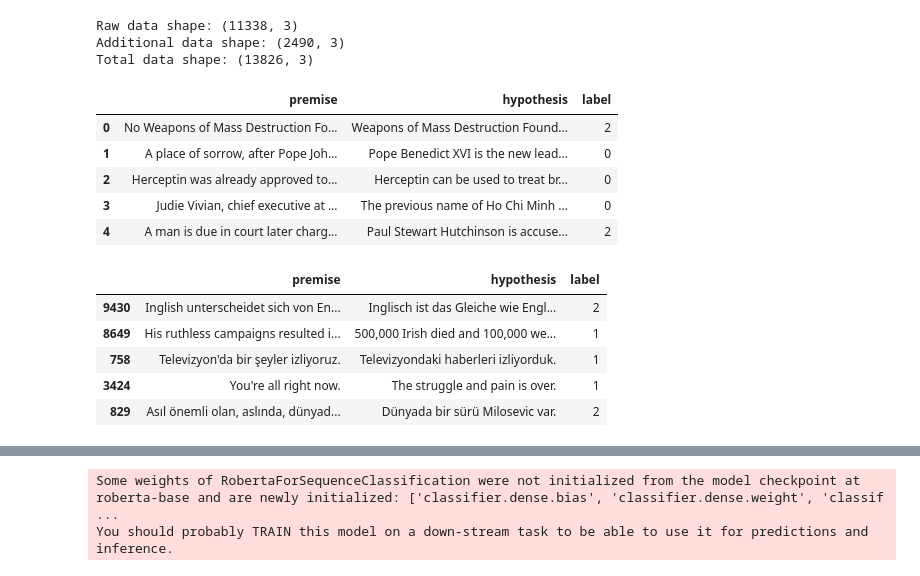
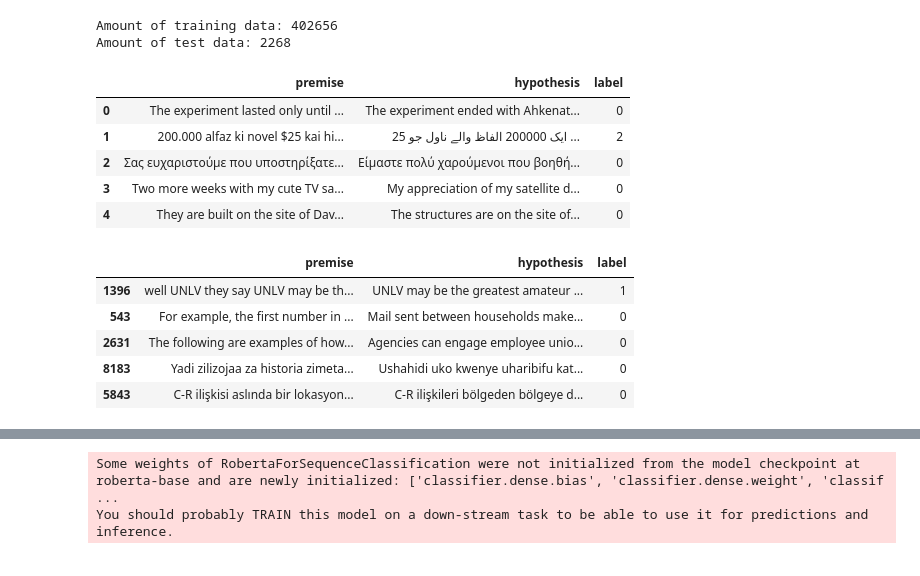
Before and after one commit to Layxe/DataDroids-Project, a Jupyter notebook: final-project/ProjectWork_7.ipynb, the cells around one changed output, grey strips where cells are left out. Drawn from its saved outputs; the diff is of its cells as text; code cells hidden in the pictures.

```diff
--- a/final-project/ProjectWork_7.ipynb
+++ b/final-project/ProjectWork_7.ipynb
@@ -10,0 +6,13 @@ from sklearn.tree import plot_tree
+# %%
+id2label = {0: "entailment", 1: "neutral", 2: "contradiction"}
+label2id = {"entailment": 0, "neutral": 1, "contradiction": 2}
+
+MNLI = pd.read_csv('./glue_data/MNLI/train.tsv', sep='\t', on_bad_lines='skip')
+
+mlni_keep_columns = ['sentence1', 'sentence2', 'gold_label']
+cleaned_mnli = MNLI[mlni_keep_columns].dropna()
+cleaned_mnli.columns = ['premise', 'hypothesis', 'label']
+
+cleaned_mnli['label'] = cleaned_mnli['label'].apply(lambda x: label2id[x])
+
+cleaned_mnli.head()
@@ -11,51 +26,50 @@ from sklearn.tree import plot_tree
 # %%
 from IPython.display import display
 
 raw_data      = pd.read_csv('../data/sentence-relations/train.csv', index_col='id')
 raw_submissions = pd.read_csv('../data/sentence-relations/test.csv', index_col='id')
 
 # Drop chinese and thai
 raw_data = raw_data[raw_data['lang_abv'] != 'zh']
 raw_data = raw_data[raw_data['lang_abv'] != 'th']
 
 raw_data = raw_data.drop(columns=['lang_abv', 'language'])
 raw_data.index = range(len(raw_data))
 
 additional_data = pd.read_csv('./glue_data/RTE/train.tsv', sep='\t')
 additional_data = additional_data.drop(columns=['index'])
 additional_data.columns = ['premise', 'hypothesis', 'label']
 additional_data['label'] = additional_data['label'].apply(lambda x: 0 if x == 'entailment' else 2)
 
-print(f"Raw data shape: {raw_data.shape}")
-print(f"Additional data shape: {additional_data.shape}")
-
-# Merge the two datasets
-raw_data = pd.concat([raw_data, additional_data], ignore_index=True)
-raw_data = raw_data.drop_duplicates()
-raw_data = raw_data.reset_index(drop=True)
-
-print(f"Total data shape: {raw_data.shape}")
-
+# Keep old test data
 training_data, test_data = train_test_split(raw_data, test_size=0.2, random_state=42)
 
-display(additional_data.head())
+# Add additional data into training data
+training_data = pd.concat([training_data, additional_data, cleaned_mnli], ignore_index=True)
+training_data = training_data.drop_duplicates()
+training_data = training_data.reset_index(drop=True)
+
+print("Amount of training data:", len(training_data))
+
+print("Amount of test data:", len(test_data))
+
 display(training_data.head())
+display(test_data.head())
 # %% [output]
-Raw data shape: (11338, 3)
-Additional data shape: (2490, 3)
-Total data shape: (13826, 3)
+Amount of training data: 402656
+Amount of test data: 2268
 |  | premise | hypothesis | label |
-| 0 | No Weapons of Mass Destruction Fo... | Weapons of Mass Destruction Found... | 2 |
-| 1 | A place of sorrow, after Pope Joh... | Pope Benedict XVI is the new lead... | 0 |
-| 2 | Herceptin was already approved to... | Herceptin can be used to treat br... | 0 |
-| 3 | Judie Vivian, chief executive at ... | The previous name of Ho Chi Minh ... | 0 |
-| 4 | A man is due in court later charg... | Paul Stewart Hutchinson is accuse... | 2 |
+| 0 | The experiment lasted only until ... | The experiment ended with Ahkenat... | 0 |
+| 1 | 200.000 alfaz ki novel $25 kai hi... | ایک 200000 الفاظ والے ناول جو 25 ... | 2 |
+| 2 | Σας ευχαριστούμε που υποστηρίξατε... | Είμαστε πολύ χαρούμενοι που βοηθή... | 0 |
+| 3 | Two more weeks with my cute TV sa... | My appreciation of my satellite d... | 0 |
+| 4 | They are built on the site of Dav... | The structures are on the site of... | 0 |
 |  | premise | hypothesis | label |
-| 9430 | Inglish unterscheidet sich von En... | Inglisch ist das Gleiche wie Engl... | 2 |
-| 8649 | His ruthless campaigns resulted i... | 500,000 Irish died and 100,000 we... | 1 |
-| 758 | Televizyon'da bir şeyler izliyoruz. | Televizyondaki haberleri izliyorduk. | 1 |
-| 3424 | You're all right now. | The struggle and pain is over. | 1 |
-| 829 | Asıl önemli olan, aslında, dünyad... | Dünyada bir sürü Milosevic var. | 2 |
+| 1396 | well UNLV they say UNLV may be th... | UNLV may be the greatest amateur ... | 1 |
+| 543 | For example, the first number in ... | Mail sent between households make... | 0 |
+| 2631 | The following are examples of how... | Agencies can engage employee unio... | 0 |
+| 8183 | Yadi zilizojaa za historia zimeta... | Ushahidi uko kwenye uharibifu kat... | 0 |
+| 5843 | C-R ilişkisi aslında bir lokasyon... | C-R ilişkileri bölgeden bölgeye d... | 0 |
 # %%
 # Plot label distribution
 training_data['label'].value_counts().plot(kind='bar')
```
Also changed, not shown: parts of 10 cells of this notebook.
